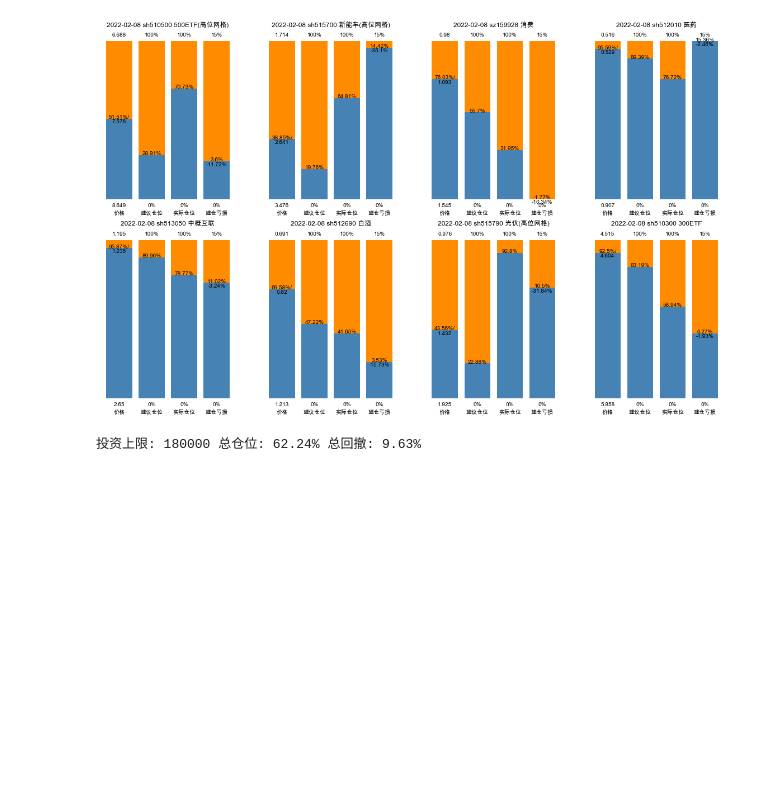
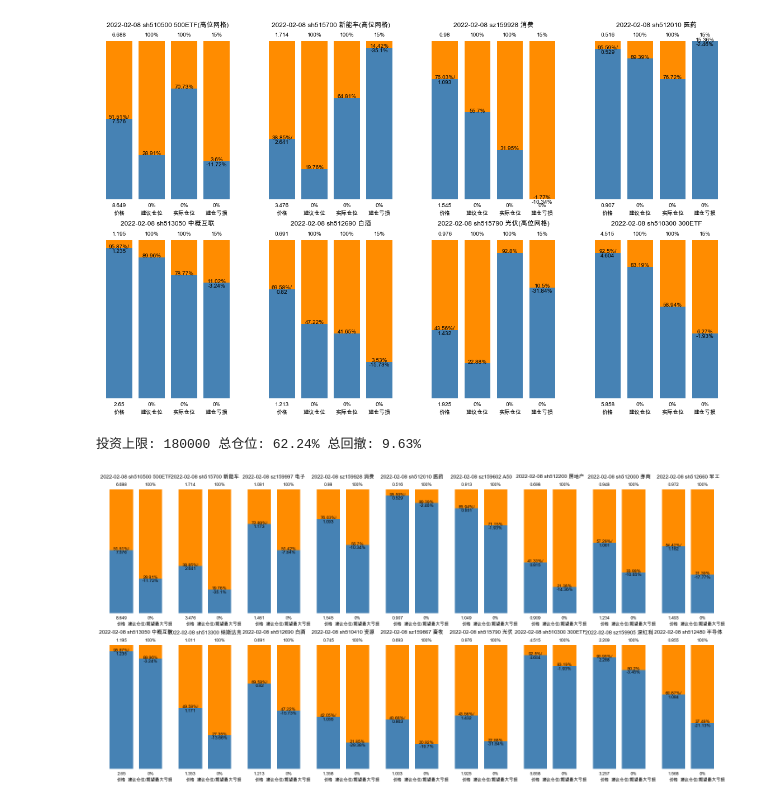
Before and after one commit to codemilestones/etf-quant, a Jupyter notebook: trade_cycle/etf_pos.ipynb, the cells around one changed output. Cells and saved outputs as stored; diff of their text form; code cells hidden in the pictures; blank space fills up the shorter version.

Commit message:
feat: add all etf info

```diff
--- a/trade_cycle/etf_pos.ipynb
+++ b/trade_cycle/etf_pos.ipynb
@@ -107,3 +107,26 @@ print('投资上限: ' + str(total_cash) +
     '% 总回撤: ' + str(round(total_loss / total_spend * 100, 2))+'%')
 # %% [output]
 投资上限: 180000 总仓位: 62.24% 总回撤: 9.63%
+# %%
+import numpy as np
+import matplotlib.pyplot as plt
+from pylab import mpl
+import plot_etf_info as plot_etf
+import recode_etf_trade_history as recode
+import pandas as pd
+import math
+from __future__ import division
+
+stock_df = pd.read_csv('../data/stock.csv')
+length = len(stock_df)
+clos = 9
+rows = math.ceil(length / clos)
+fig, axes = plt.subplots(nrows=rows, ncols=clos, figsize=(25,6*rows))
+for index, row in stock_df.iterrows():
+    code = row[1]
+    name = row[2]
+    plot_etf.plot_etf_info_simple(code, name, axe=axes[index // clos][index % clos])
+
+plt.show()
+# %% [output]
+[figure, added]
```
Also changed, not shown: 1 other file.
